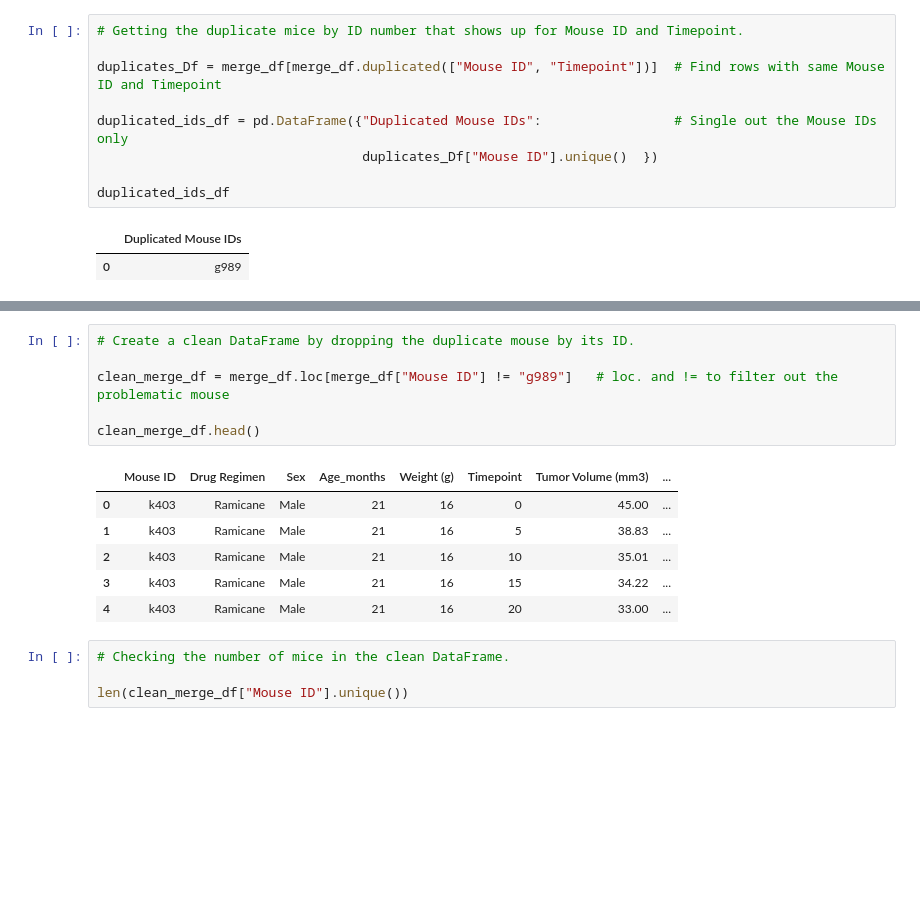
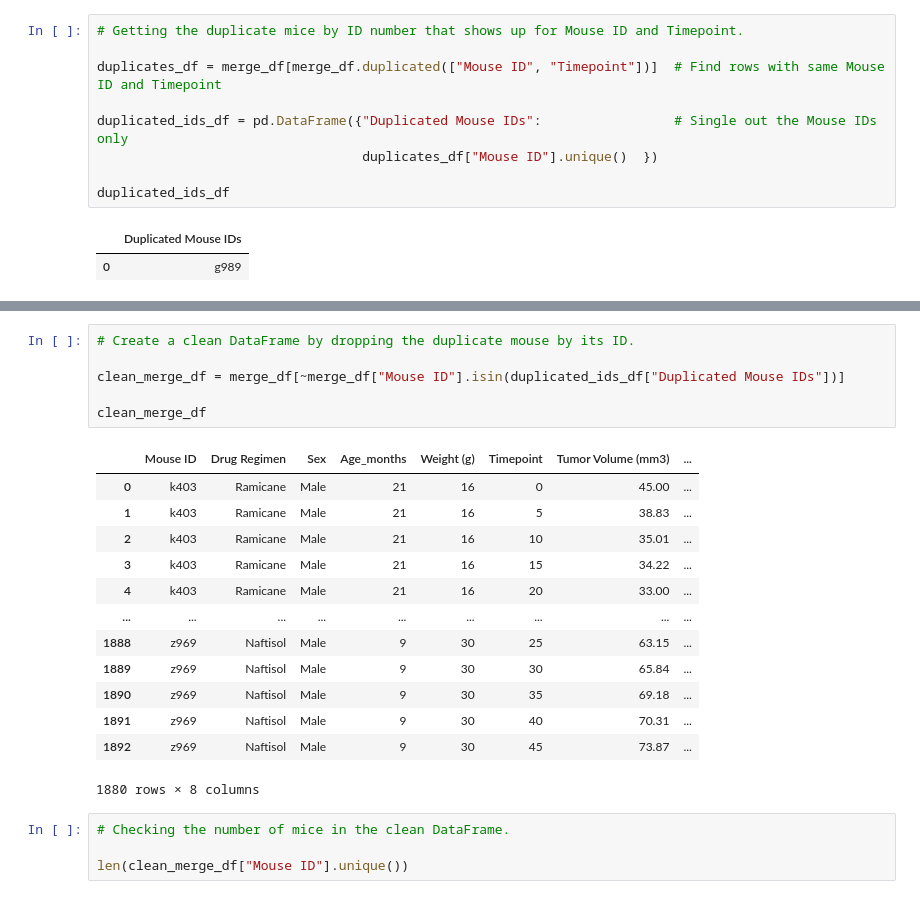
Before and after one commit to kennethcandersen/matplotlib, a Jupyter notebook: pymaceuticals_starter.ipynb, the cells around one changed output, grey strips where cells are left out. Saved outputs shown, nothing was run; the diff lists cells and outputs as text; blank space fills up the shorter version.

```diff
--- a/pymaceuticals_starter.ipynb
+++ b/pymaceuticals_starter.ipynb
@@ -67,10 +68,10 @@ len(merge_df["Mouse ID"].unique())
 # %%
 # Getting the duplicate mice by ID number that shows up for Mouse ID and Timepoint.
 
-duplicates_Df = merge_df[merge_df.duplicated(["Mouse ID", "Timepoint"])]  # Find rows with same Mouse ID and Timepoint
+duplicates_df = merge_df[merge_df.duplicated(["Mouse ID", "Timepoint"])]  # Find rows with same Mouse ID and Timepoint
 
 duplicated_ids_df = pd.DataFrame({"Duplicated Mouse IDs":                 # Single out the Mouse IDs only
-                                  duplicates_Df["Mouse ID"].unique()  })
+                                  duplicates_df["Mouse ID"].unique()  })
 
 duplicated_ids_df
 # %% [output]
@@ -90,16 +91,23 @@ duplicates_Df
 # %%
 # Create a clean DataFrame by dropping the duplicate mouse by its ID.
 
-clean_merge_df = merge_df.loc[merge_df["Mouse ID"] != "g989"]   # loc. and != to filter out the problematic mouse
+clean_merge_df = merge_df[~merge_df["Mouse ID"].isin(duplicated_ids_df["Duplicated Mouse IDs"])]
 
-clean_merge_df.head()
+clean_merge_df
 # %% [output]
 |  | Mouse ID | Drug Regimen | Sex | Age_months | Weight (g) | Timepoint | Tumor Volume (mm3) | ... |
 | 0 | k403 | Ramicane | Male | 21 | 16 | 0 | 45.00 | ... |
 | 1 | k403 | Ramicane | Male | 21 | 16 | 5 | 38.83 | ... |
 | 2 | k403 | Ramicane | Male | 21 | 16 | 10 | 35.01 | ... |
 | 3 | k403 | Ramicane | Male | 21 | 16 | 15 | 34.22 | ... |
 | 4 | k403 | Ramicane | Male | 21 | 16 | 20 | 33.00 | ... |
+| ... | ... | ... | ... | ... | ... | ... | ... | ... |
+| 1888 | z969 | Naftisol | Male | 9 | 30 | 25 | 63.15 | ... |
+| 1889 | z969 | Naftisol | Male | 9 | 30 | 30 | 65.84 | ... |
+| 1890 | z969 | Naftisol | Male | 9 | 30 | 35 | 69.18 | ... |
+| 1891 | z969 | Naftisol | Male | 9 | 30 | 40 | 70.31 | ... |
+| 1892 | z969 | Naftisol | Male | 9 | 30 | 45 | 73.87 | ... |
+1880 rows × 8 columns
 # %%
 # Checking the number of mice in the clean DataFrame.
 
```
Also changed, not shown: parts of 7 cells of this notebook.
